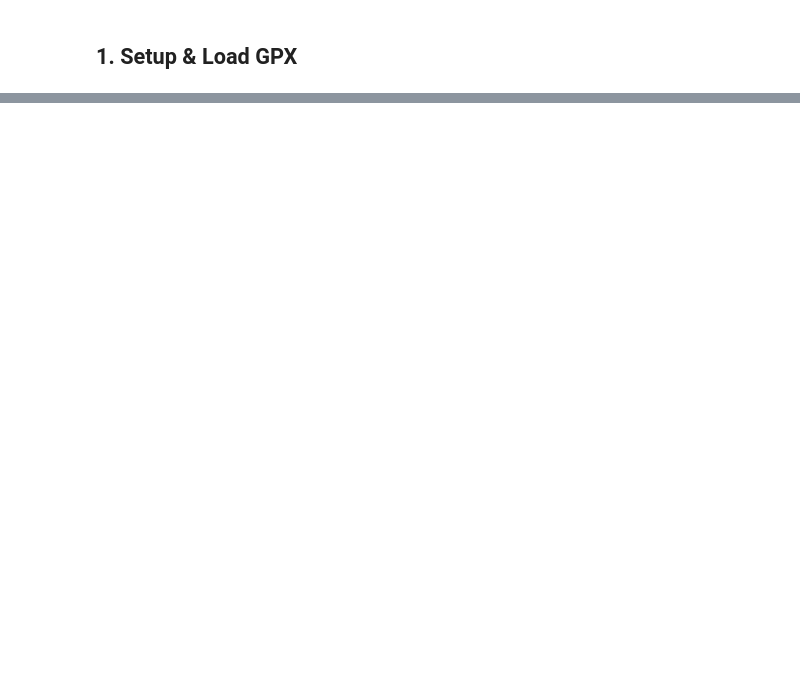
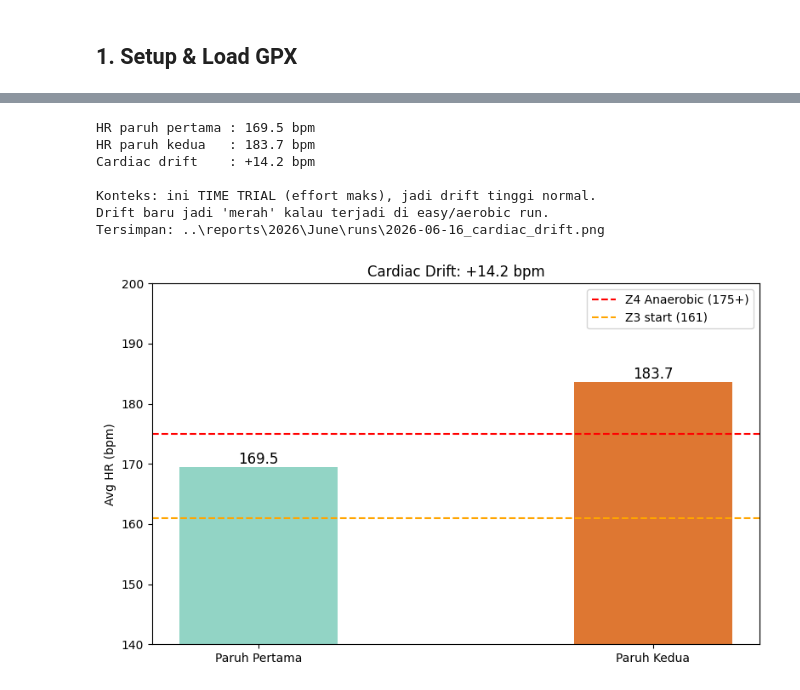
Before and after one commit to AngeloDusu/Strava-running-analysis, a Jupyter notebook: notebooks/run_deep_dive.ipynb, the cells around one changed output, grey strips where cells are left out. Saved outputs shown, nothing was run; the diff lists cells and outputs as text; code cells hidden in the pictures; blank space fills up the shorter version.

```diff
--- a/notebooks/run_deep_dive.ipynb
+++ b/notebooks/run_deep_dive.ipynb
@@ -655,0 +391,42 @@ Tersimpan: ..\reports\2026\June\runs\2026-06-14_summary.png
+# %%
+hrs = df["hr"].dropna().values
+mid = len(hrs) // 2
+hr_first  = hrs[:mid].mean()
+hr_second = hrs[mid:].mean()
+drift     = hr_second - hr_first
+
+print(f"HR paruh pertama : {hr_first:.1f} bpm")
+print(f"HR paruh kedua   : {hr_second:.1f} bpm")
+print(f"Cardiac drift    : {drift:+.1f} bpm")
+print()
+print("Konteks: ini TIME TRIAL (effort maks), jadi drift tinggi normal.")
+print("Drift baru jadi 'merah' kalau terjadi di easy/aerobic run.")
+
+fig, ax = plt.subplots(figsize=(8, 5))
+labels = ["Paruh Pertama", "Paruh Kedua"]
+vals   = [hr_first, hr_second]
+bars = ax.bar(labels, vals, color=["#7fcdbb", "#d95f0e"], width=0.4, alpha=0.85)
+
+# >>> CLAUDE FIX #3: acuan zona Karvonen, bukan 152/140 lama
+ax.axhline(175, color="red",    linestyle="--", label="Z4 Anaerobic (175+)")
+ax.axhline(161, color="orange", linestyle="--", label="Z3 start (161)")
+for bar, val in zip(bars, vals):
+    ax.text(bar.get_x()+bar.get_width()/2, val+0.5, f"{val:.1f}", ha="center", fontsize=12)
+ax.set_ylabel("Avg HR (bpm)")
+ax.set_title(f"Cardiac Drift: {drift:+.1f} bpm")
+ax.set_ylim(140, 200)   # FIX: dulu 130-175 -> meng-clip HR 184
+ax.legend()
+
+fig.tight_layout()
+fig.savefig(save_dir / f"{run_date}_cardiac_drift.png", dpi=150, bbox_inches="tight")
+print(f"Tersimpan: {save_dir / f'{run_date}_cardiac_drift.png'}")
+plt.show()
+# %% [output]
+HR paruh pertama : 169.5 bpm
+HR paruh kedua   : 183.7 bpm
+Cardiac drift    : +14.2 bpm
+
+Konteks: ini TIME TRIAL (effort maks), jadi drift tinggi normal.
+Drift baru jadi 'merah' kalau terjadi di easy/aerobic run.
+Tersimpan: ..\reports\2026\June\runs\2026-06-16_cardiac_drift.png
+[figure, added]
```
Also changed, not shown: parts of 37 cells of this notebook, 5 other files.
